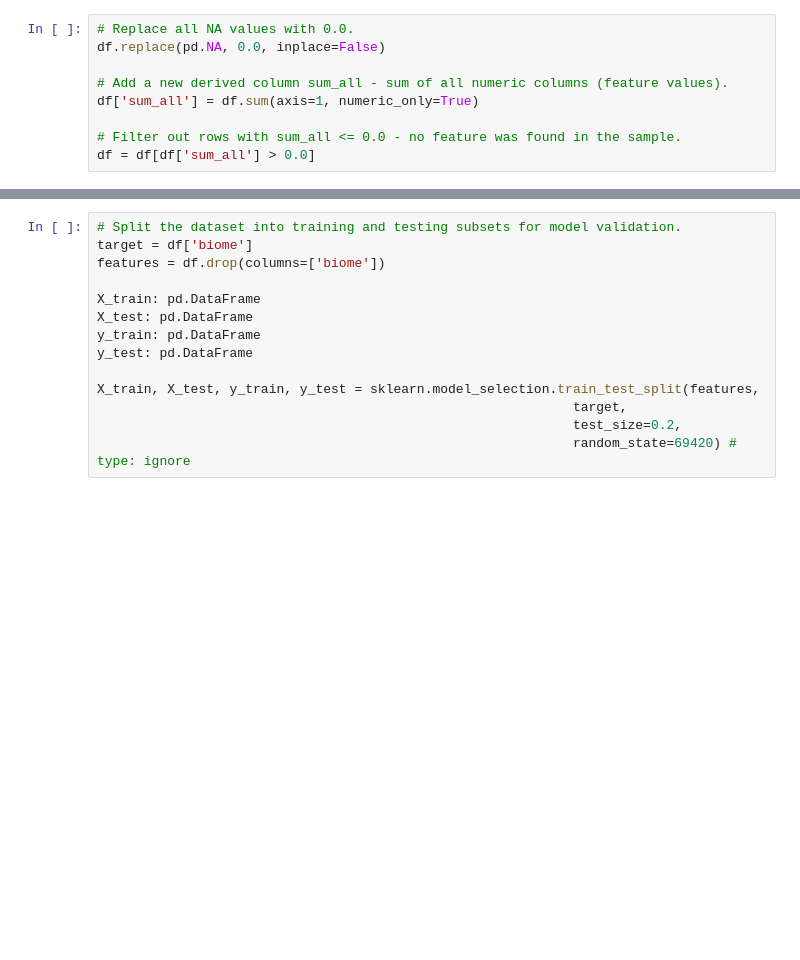
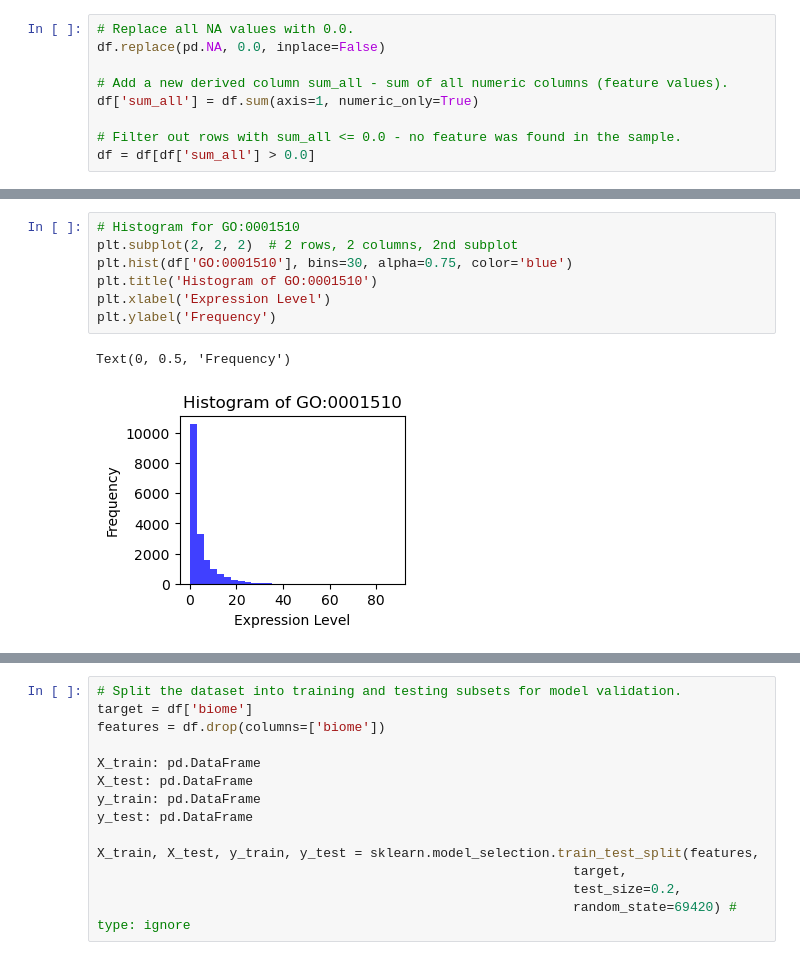
Before and after one commit to MrkMrk00/python-ds, a Jupyter notebook: ecosystem-classification.ipynb, the cells around one changed output, grey strips where cells are left out. Cells and saved outputs as stored; diff of their text form; blank space fills up the shorter version.

```diff
--- a/ecosystem-classification.ipynb
+++ b/ecosystem-classification.ipynb
@@ -29,0 +66,10 @@ df = df[df['sum_all'] > 0.0]
+# %%
+# Histogram for GO:0001510
+plt.subplot(2, 2, 2)  # 2 rows, 2 columns, 2nd subplot
+plt.hist(df['GO:0001510'], bins=30, alpha=0.75, color='blue')
+plt.title('Histogram of GO:0001510')
+plt.xlabel('Expression Level')
+plt.ylabel('Frequency')
+# %% [output]
+Text(0, 0.5, 'Frequency')
+[figure, added]
```
Also changed, not shown: parts of 6 cells of this notebook.
